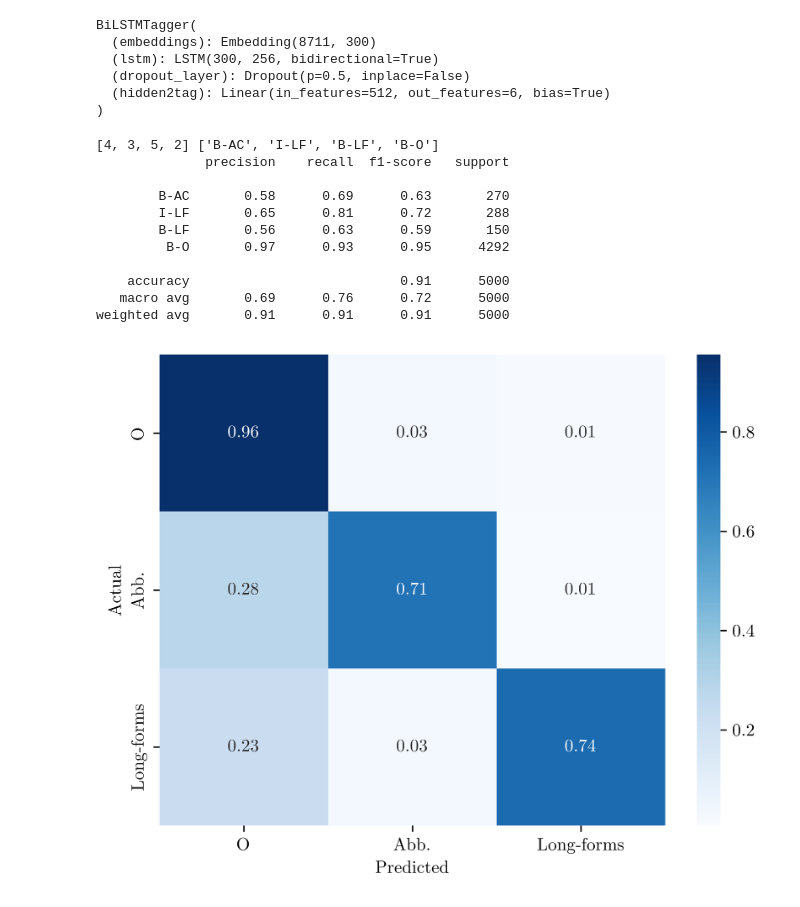
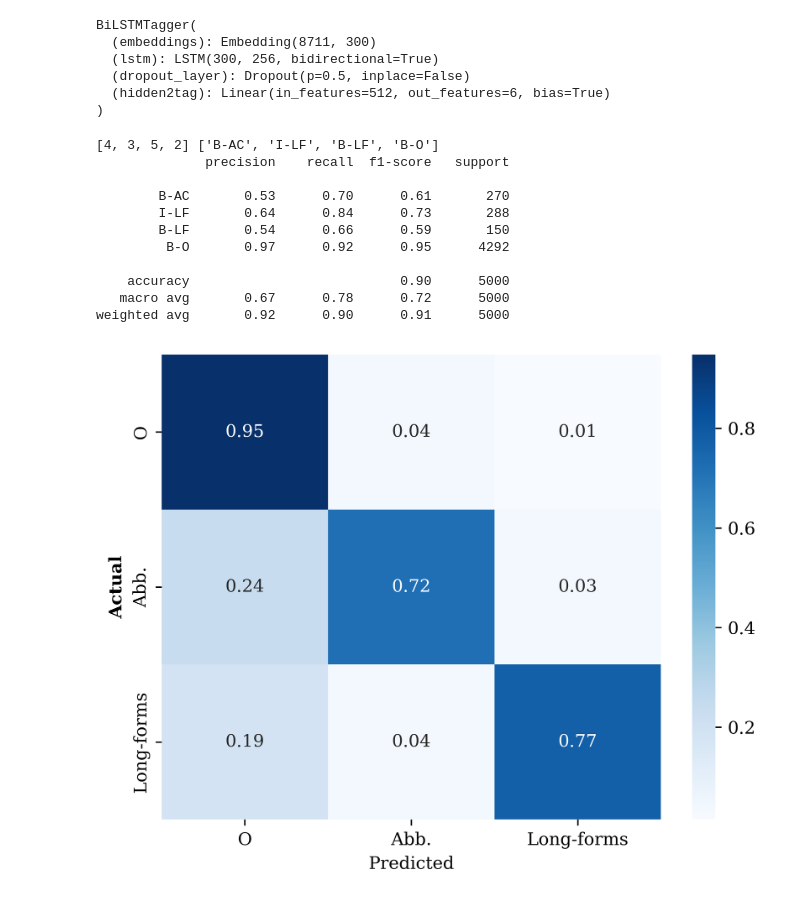
Before and after one commit to antoineedy/NLP-individual-courwework, a Jupyter notebook: t_bilstm.ipynb, the cells around one changed output. Saved outputs shown, nothing was run; the diff lists cells and outputs as text; code cells hidden in the pictures.

```diff
--- a/t_bilstm.ipynb
+++ b/t_bilstm.ipynb
@@ -19,8 +19,8 @@ def the_preprocess(df):
     # make everything lowercase
     #df["tokens"] = df["tokens"].apply(lambda x: [i.lower() for i in x])
     # lematize
-    #lematizer = nltk.WordNetLemmatizer()
-    #df["tokens"] = df["tokens"].apply(lambda x: [lematizer.lemmatize(i) for i in x])
+    lematizer = nltk.WordNetLemmatizer()
+    df["tokens"] = df["tokens"].apply(lambda x: [lematizer.lemmatize(i) for i in x])
     #stemming
     #stemmer = nltk.PorterStemmer()
     #df["tokens"] = df["tokens"].apply(lambda x: [stemmer.stem(i) for i in x])
@@ -557,5 +624,5 @@ import pandas as pd
 # %%
-OUTPUT_PATH = "model_saves/bilstmtagger"
+OUTPUT_PATH = "model_saves/fasttext_lem"
 # %%
 tagger = torch.load(OUTPUT_PATH)
 tagger.eval()
@@ -584,39 +651,39 @@ p = [ID2TEXT[i] for i in p]
 [4, 3, 5, 2] ['B-AC', 'I-LF', 'B-LF', 'B-O']
               precision    recall  f1-score   support
 
-        B-AC       0.58      0.69      0.63       270
-        I-LF       0.65      0.81      0.72       288
-        B-LF       0.56      0.63      0.59       150
-         B-O       0.97      0.93      0.95      4292
+        B-AC       0.53      0.70      0.61       270
+        I-LF       0.64      0.84      0.73       288
+        B-LF       0.54      0.66      0.59       150
+         B-O       0.97      0.92      0.95      4292
 
-    accuracy                           0.91      5000
-   macro avg       0.69      0.76      0.72      5000
-weighted avg       0.91      0.91      0.91      5000
+    accuracy                           0.90      5000
+   macro avg       0.67      0.78      0.72      5000
+weighted avg       0.92      0.90      0.91      5000
 # %%
 # confusion matrix
 from sklearn.metrics import confusion_matrix
 import seaborn as sns
 
 labels = ['B-O', 'B-AC', 'B-LF']
 nlabels = ['O', 'Abb.', 'Long-forms']
 
 cm = confusion_matrix(c, p, normalize='true', labels =labels)
 
 plt.style.use('default')
-plt.rcParams['text.usetex'] = True
+plt.rcParams['text.usetex'] = False
 
 plt.figure(dpi=600)
 
 # change font to scientific
 plt.rcParams['font.family'] = 'serif'
 
 sns.heatmap(cm, annot=True, cmap='Blues', xticklabels=nlabels, yticklabels=nlabels, fmt=".2f")
 #make labels bold
 plt.ylabel('Actual', fontweight='bold')
 plt.xlabel('Predicted')
 plt.show()
 # %% [output]
-[figure, old version]
+[figure, new version]
 # %%
 from colorama import Back, Style
 
```
Also changed, not shown: parts of 2 cells of this notebook, 6 other files.
